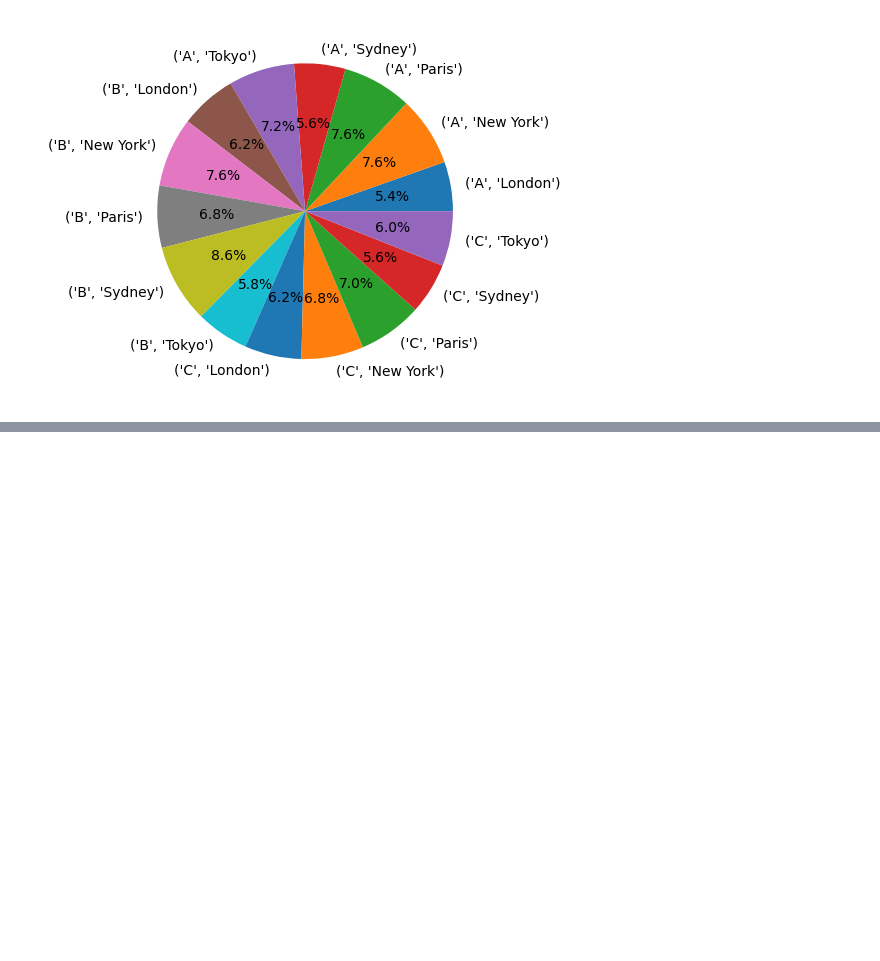
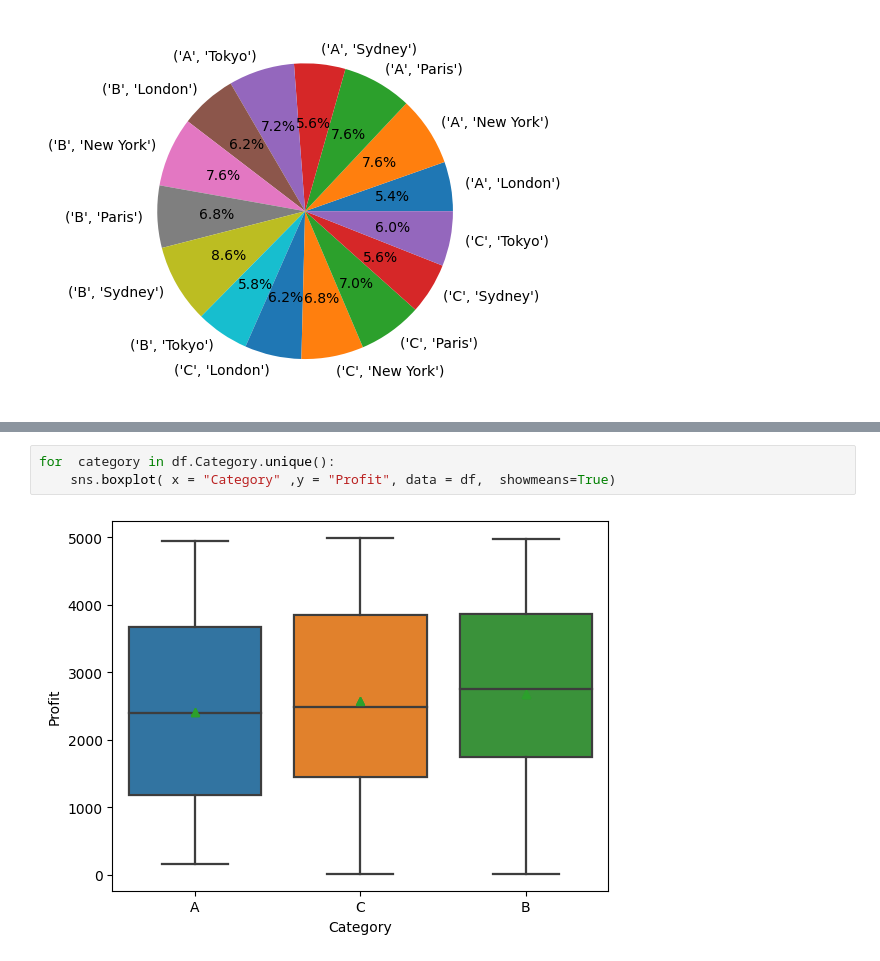
Before and after one commit to Alexa9der/Szkolenie_SDA, a Jupyter notebook: self_education/wizualizacja_danych/Untitled.ipynb, the cells around one changed output, grey strips where cells are left out. Cells and saved outputs as stored; diff of their text form; blank space fills up the shorter version.

```diff
--- a/self_education/wizualizacja_danych/Untitled.ipynb
+++ b/self_education/wizualizacja_danych/Untitled.ipynb
@@ -162,0 +213,5 @@ for i in (data_cat, data_city, oll_data):
+# %%
+for  category in df.Category.unique():
+    sns.boxplot( x = "Category" ,y = "Profit", data = df,  showmeans=True)
+# %% [output]
+[figure, added]
```
Also changed, not shown: parts of 17 cells of this notebook, 1 other file.
